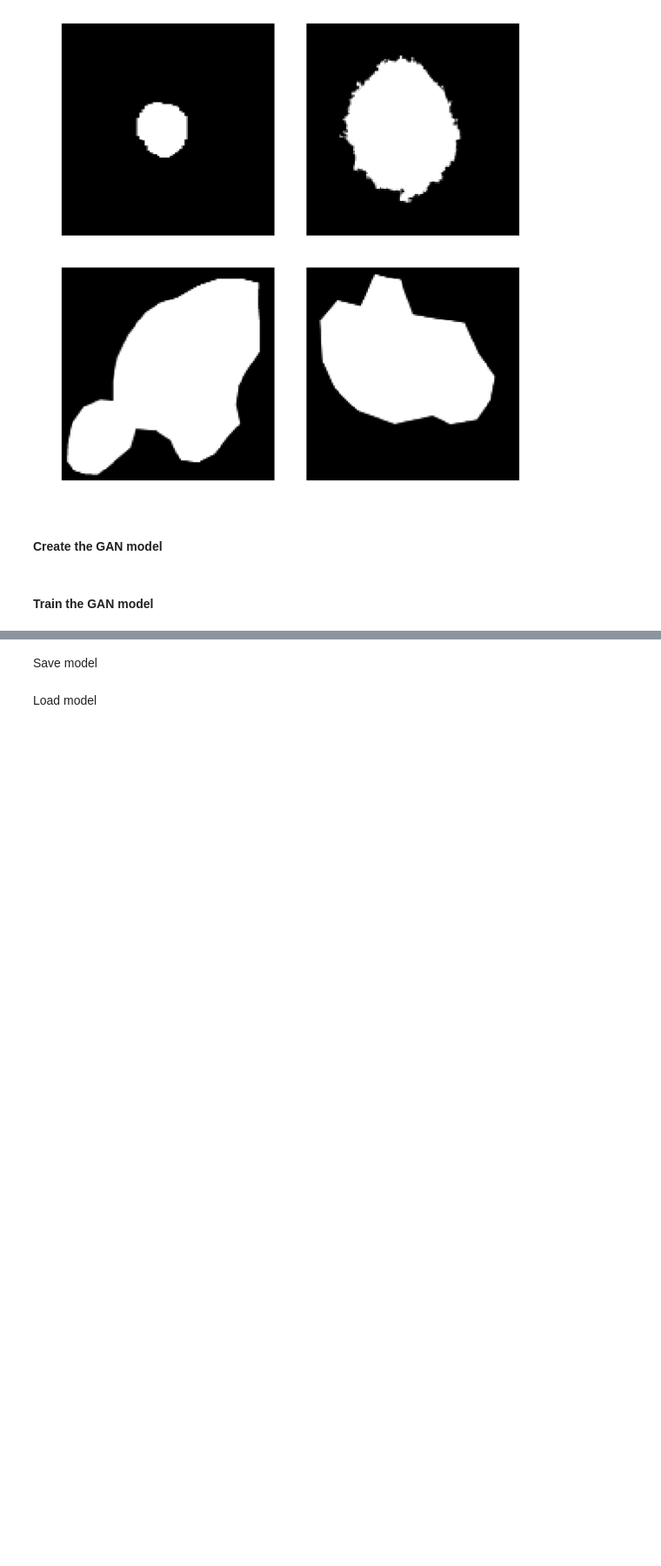
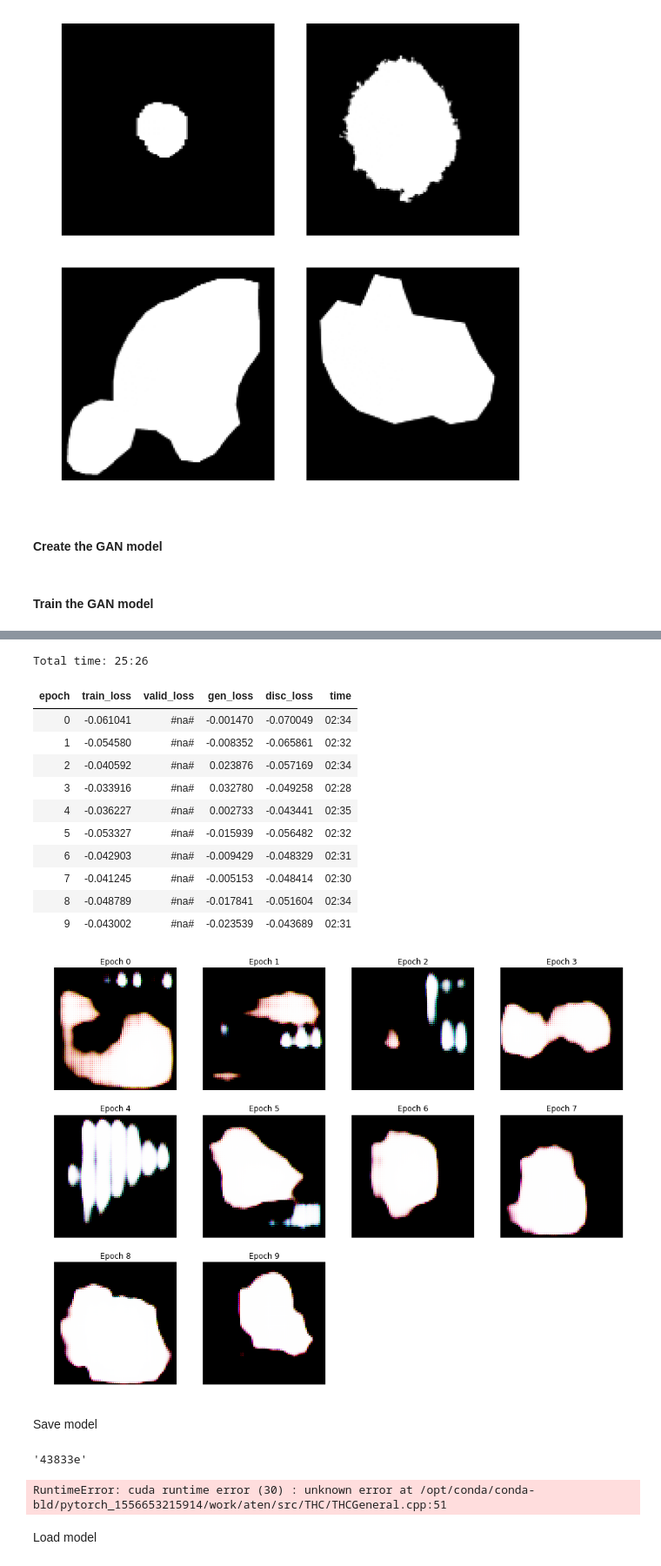
Before and after one commit to Fossen93/Project_DAT300, a Jupyter notebook: notebooks/wgan.ipynb, the cells around one changed output, grey strips where cells are left out. Shown: that part at 87% size. Saved outputs shown, nothing was run; the diff lists cells and outputs as text; code cells hidden in the pictures; blank space fills up the shorter version.

```diff
--- a/notebooks/wgan.ipynb
+++ b/notebooks/wgan.ipynb
@@ -94,3 +96,19 @@ AssertionError: can only join a child process
+# %%
+learn.fit(10 ,2e-2)
+# %% [output]
+Total time: 25:26
+| epoch | train_loss | valid_loss | gen_loss | disc_loss | time |
+| 0 | -0.061041 | #na# | -0.001470 | -0.070049 | 02:34 |
+| 1 | -0.054580 | #na# | -0.008352 | -0.065861 | 02:32 |
+| 2 | -0.040592 | #na# | 0.023876 | -0.057169 | 02:34 |
+| 3 | -0.033916 | #na# | 0.032780 | -0.049258 | 02:28 |
+| 4 | -0.036227 | #na# | 0.002733 | -0.043441 | 02:35 |
+| 5 | -0.053327 | #na# | -0.015939 | -0.056482 | 02:32 |
+| 6 | -0.042903 | #na# | -0.009429 | -0.048329 | 02:31 |
+| 7 | -0.041245 | #na# | -0.005153 | -0.048414 | 02:30 |
+| 8 | -0.048789 | #na# | -0.017841 | -0.051604 | 02:34 |
+| 9 | -0.043002 | #na# | -0.023539 | -0.043689 | 02:31 |
+[figure, added]
 # %% [markdown]
 Save model
 # %%
@@ -99,3 +117,11 @@ torch.save(critic.state_dict(), path_models + '/wgan_critic.pth')
+# %%
+model_id
+# %% [output]
+'43833e'
+# %%
+torch.cuda.current_device()
+# %% [output]
+RuntimeError: cuda runtime error (30) : unknown error at /opt/conda/conda-bld/pytorch_1556653215914/work/aten/src/THC/THCGeneral.cpp:51
 # %% [markdown]
 Load model
 # %%
```
Also changed, not shown: parts of 12 cells of this notebook, 6 other files.
